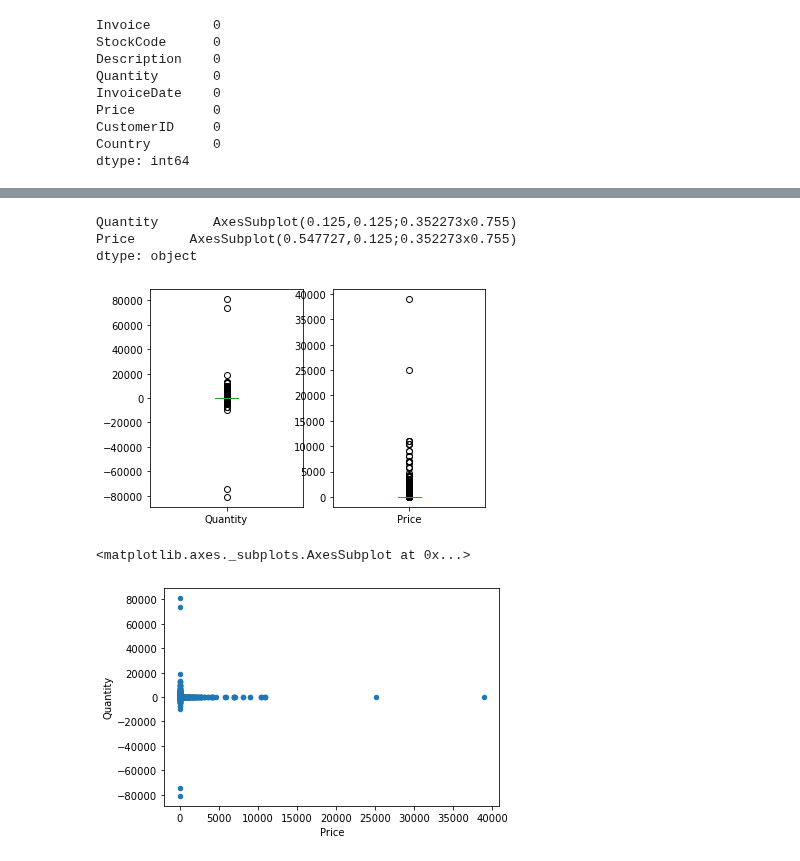
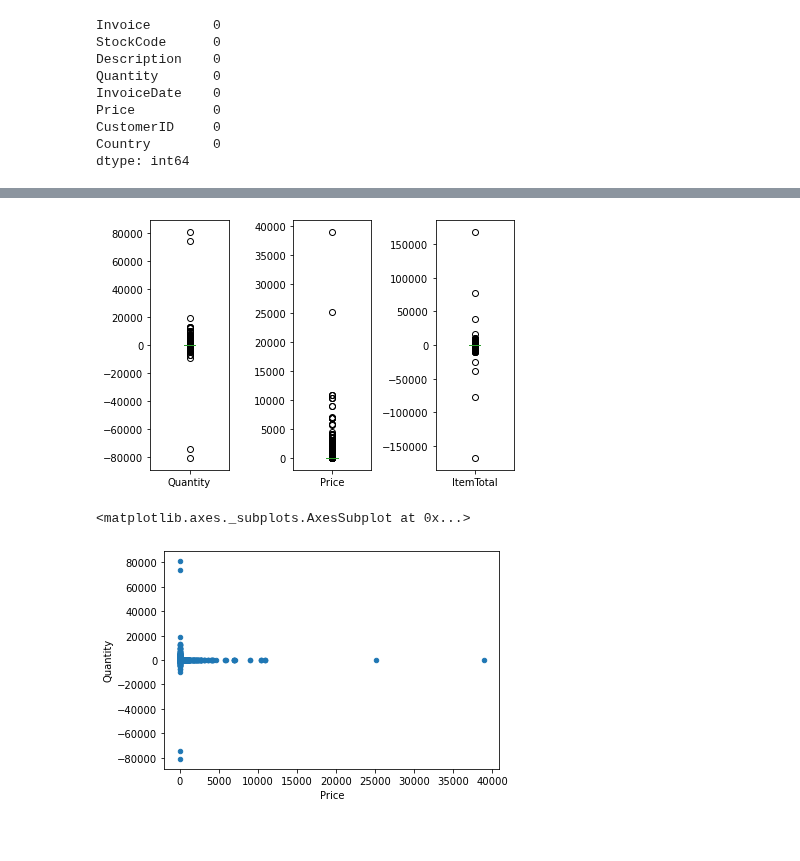
Before and after one commit to amythemirror/Customer_Lifetime_Value_Prediction, a Jupyter notebook: Data Wrangling.ipynb, the cells around one changed output, grey strips where cells are left out. Drawn from its saved outputs; the diff is of its cells as text; code cells hidden in the pictures; blank space fills up the shorter version.

```diff
--- a/Data Wrangling.ipynb
+++ b/Data Wrangling.ipynb
@@ -148,3 +156,13 @@ Price          0
 CustomerID     0
 Country        0
 dtype: int64
+# %%
+#remove test transactions
+test = df[df['StockCode'].str.contains('TEST',na=False)].index
+df.drop(test,axis=0,inplace=True)
+
+#remove postage transactions
+postage = df[df['Description'].str.contains('POSTAGE',na=False)].index
+df.drop(postage,axis=0,inplace=True)
+
+df.shape
@@ -150,0 +171,4 @@ dtype: int64
+# %%
+#add column for total sales for each entry
+df['ItemTotal'] = df['Quantity'] * df['Price']
+df.head()
@@ -169,4 +185,0 @@ df.describe()
-# %%
-#keep entries with price larger than zero
-df = df[df['Price'] > 0]
-df.shape
@@ -175,3 +185,0 @@ df.shape
-# %%
-#remove the Description column as it's not needed for the analysis
-df.drop(columns='Description', inplace=True)
@@ -178,13 +199,12 @@ df.drop(columns='Description', inplace=True)
 # %%
-#check for outliers
-df.plot(kind='box', y=['Quantity', 'Price'], subplots=True)
+#box plot to check for outliers
+df.plot(kind='box', y=['Quantity', 'Price', 'ItemTotal'], subplots=True)
+plt.tight_layout()
 # %% [output]
-Quantity       AxesSubplot(0.125,0.125;0.352273x0.755)
-Price       AxesSubplot(0.547727,0.125;0.352273x0.755)
-dtype: object
-[figure, old version]
+[figure, new version]
 # %%
+#scatter plot for quantity and price
 df.plot(kind='scatter', x='Price', y='Quantity')
 # %% [output]
 <matplotlib.axes._subplots.AxesSubplot at 0x...>
-[figure, old version]
+[figure, new version]
```
Also changed, not shown: parts of 20 cells of this notebook, 5 other files.
